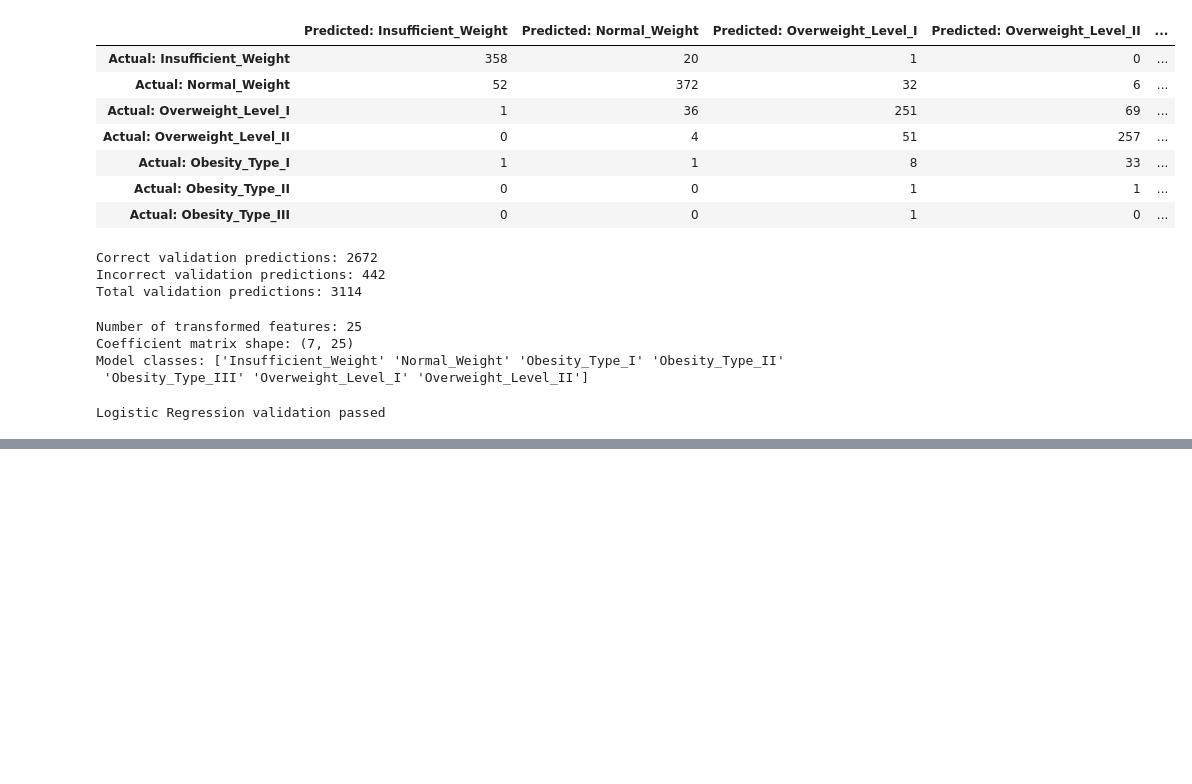
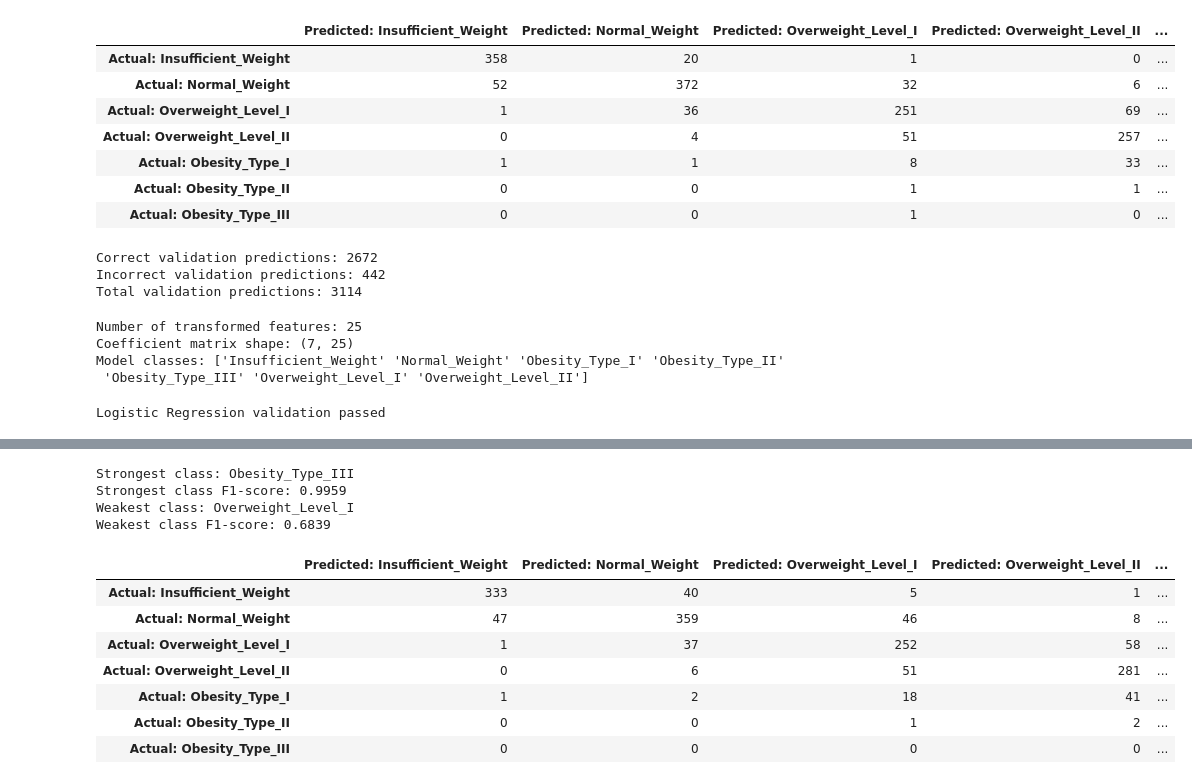
Before and after one commit to SMCodeX7/Obesity-Risk-Intelligence-System, a Jupyter notebook: notebooks/04_baseline_models.ipynb, the cells around one changed output, grey strips where cells are left out. Saved outputs shown, nothing was run; the diff lists cells and outputs as text; code cells hidden in the pictures; blank space fills up the shorter version.

```diff
--- a/notebooks/04_baseline_models.ipynb
+++ b/notebooks/04_baseline_models.ipynb
@@ -909,0 +1155,76 @@ Logistic Regression validation passed
+# %%
+decision_tree_class_metrics = (
+    decision_tree_report_df
+    .loc[CLASS_ORDER]
+    .copy()
+)
+
+strongest_decision_tree_class = (
+    decision_tree_class_metrics["f1-score"]
+    .idxmax()
+)
+
+weakest_decision_tree_class = (
+    decision_tree_class_metrics["f1-score"]
+    .idxmin()
+)
+
+print(
+    "Strongest class:",
+    strongest_decision_tree_class,
+)
+
+print(
+    "Strongest class F1-score:",
+    decision_tree_class_metrics.loc[
+        strongest_decision_tree_class,
+        "f1-score",
+    ],
+)
+
+print(
+    "Weakest class:",
+    weakest_decision_tree_class,
+)
+
+print(
+    "Weakest class F1-score:",
+    decision_tree_class_metrics.loc[
+        weakest_decision_tree_class,
+        "f1-score",
+    ],
+)
+# %% [output]
+Strongest class: Obesity_Type_III
+Strongest class F1-score: 0.9959
+Weakest class: Overweight_Level_I
+Weakest class F1-score: 0.6839
+# %%
+decision_tree_confusion_values = confusion_matrix(
+    y_validation,
+    decision_tree_validation_predictions,
+    labels=CLASS_ORDER,
+)
+
+decision_tree_confusion_df = pd.DataFrame(
+    decision_tree_confusion_values,
+    index=[
+        f"Actual: {class_name}"
+        for class_name in CLASS_ORDER
+    ],
+    columns=[
+        f"Predicted: {class_name}"
+        for class_name in CLASS_ORDER
+    ],
+)
+
+decision_tree_confusion_df
+# %% [output]
+|  | Predicted: Insufficient_Weight | Predicted: Normal_Weight | Predicted: Overweight_Level_I | Predicted: Overweight_Level_II | ... |
+| Actual: Insufficient_Weight | 333 | 40 | 5 | 1 | ... |
+| Actual: Normal_Weight | 47 | 359 | 46 | 8 | ... |
+| Actual: Overweight_Level_I | 1 | 37 | 252 | 58 | ... |
+| Actual: Overweight_Level_II | 0 | 6 | 51 | 281 | ... |
+| Actual: Obesity_Type_I | 1 | 2 | 18 | 41 | ... |
+| Actual: Obesity_Type_II | 0 | 0 | 1 | 2 | ... |
+| Actual: Obesity_Type_III | 0 | 0 | 0 | 0 | ... |
```
Also changed, not shown: parts of 16 cells of this notebook.
